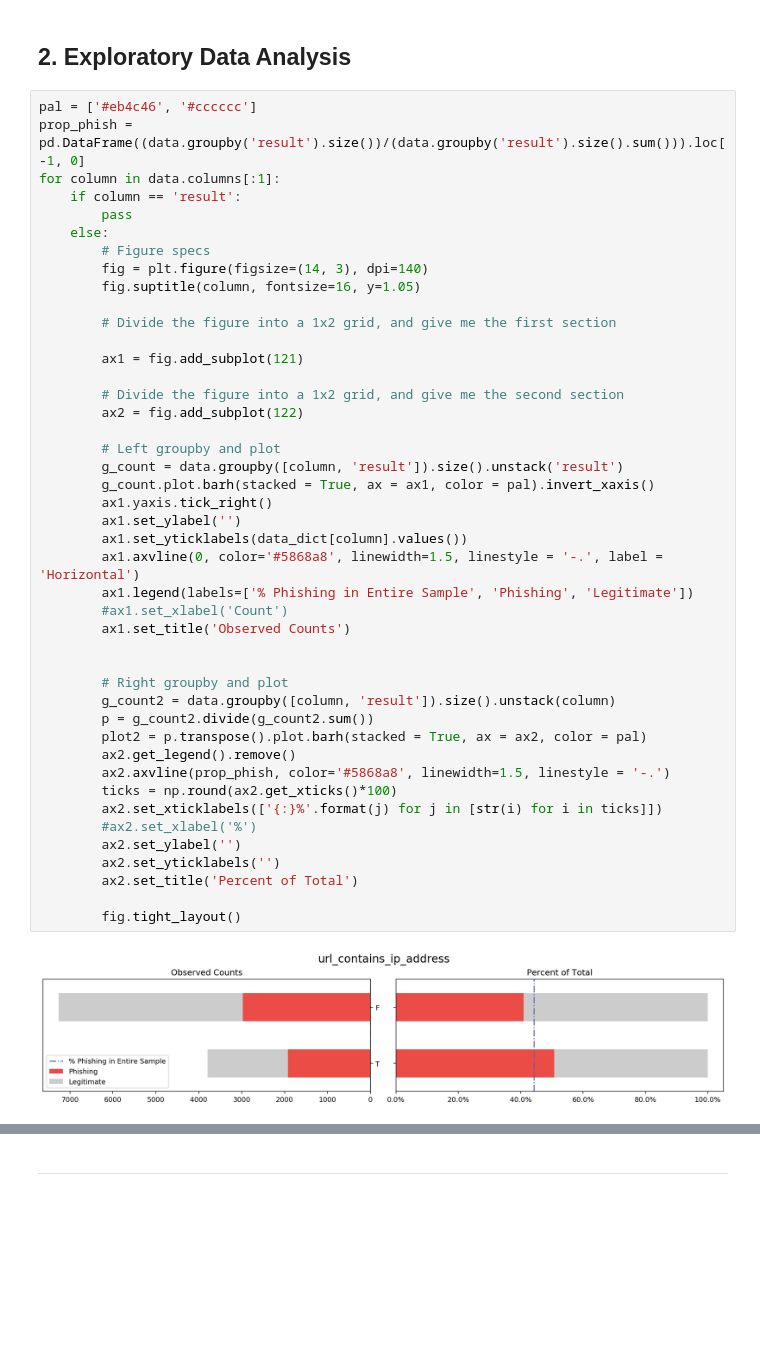
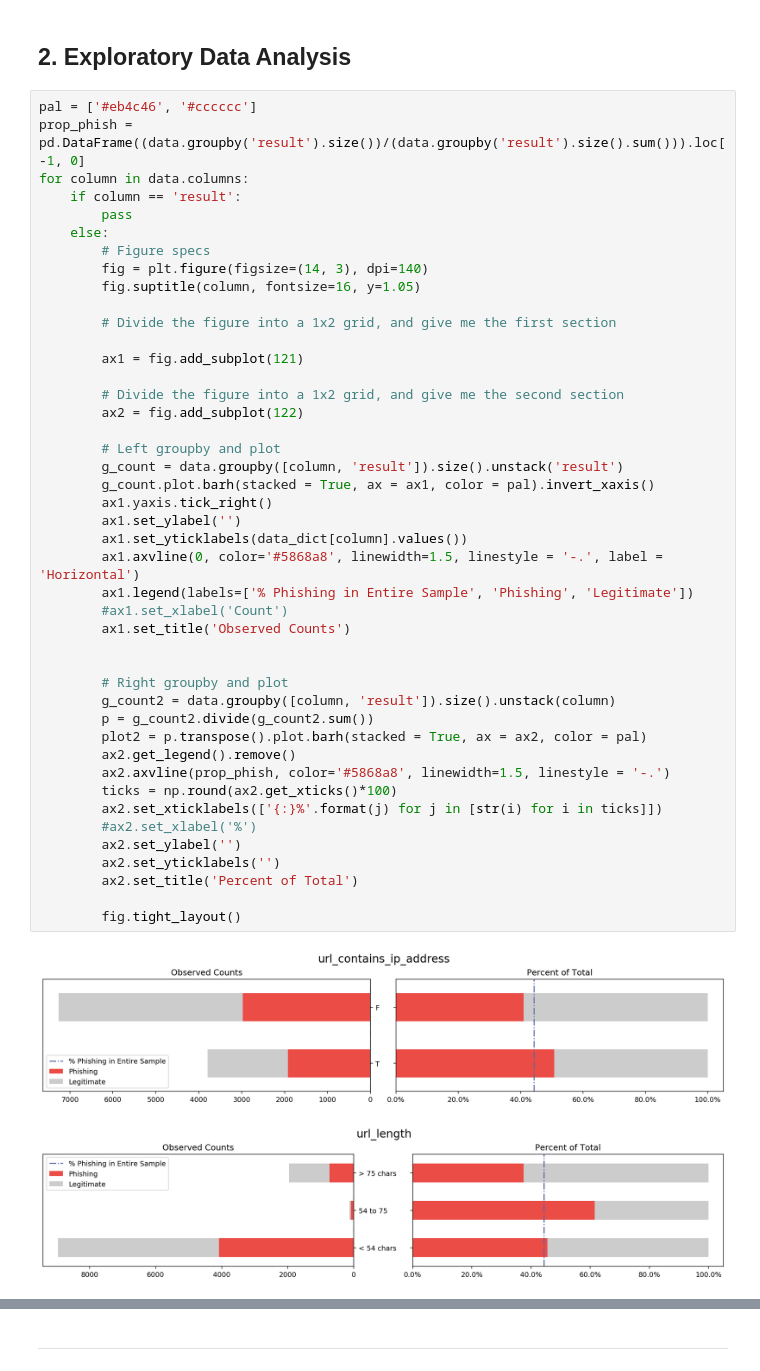
Before and after one commit to monastyrskyy/bootcamp_repo, a Jupyter notebook: Capstone_1_Phishing/Capstone 1.ipynb, the cells around one changed output, grey strips where cells are left out. Saved outputs shown, nothing was run; the diff lists cells and outputs as text; blank space fills up the shorter version.

```diff
--- a/Capstone_1_Phishing/Capstone 1.ipynb
+++ b/Capstone_1_Phishing/Capstone 1.ipynb
@@ -262,7 +262,7 @@ acceptable_ports
 # %%
 pal = ['#eb4c46', '#cccccc']
 prop_phish = pd.DataFrame((data.groupby('result').size())/(data.groupby('result').size().sum())).loc[-1, 0]
-for column in data.columns[:1]:
+for column in data.columns:
     if column == 'result':
         pass
     else:
@@ -278,30 +278,31 @@ for column in data.columns[:1]:
         ax2 = fig.add_subplot(122)
 
         # Left groupby and plot
         g_count = data.groupby([column, 'result']).size().unstack('result')
         g_count.plot.barh(stacked = True, ax = ax1, color = pal).invert_xaxis()
         ax1.yaxis.tick_right()
         ax1.set_ylabel('')
         ax1.set_yticklabels(data_dict[column].values())
         ax1.axvline(0, color='#5868a8', linewidth=1.5, linestyle = '-.', label = 'Horizontal')
         ax1.legend(labels=['% Phishing in Entire Sample', 'Phishing', 'Legitimate'])
         #ax1.set_xlabel('Count')
         ax1.set_title('Observed Counts')
 
 
         # Right groupby and plot
         g_count2 = data.groupby([column, 'result']).size().unstack(column)
         p = g_count2.divide(g_count2.sum())
         plot2 = p.transpose().plot.barh(stacked = True, ax = ax2, color = pal)
         ax2.get_legend().remove()
         ax2.axvline(prop_phish, color='#5868a8', linewidth=1.5, linestyle = '-.')
         ticks = np.round(ax2.get_xticks()*100)
         ax2.set_xticklabels(['{:}%'.format(j) for j in [str(i) for i in ticks]])
         #ax2.set_xlabel('%')
         ax2.set_ylabel('')
         ax2.set_yticklabels('')
         ax2.set_title('Percent of Total')
 
         fig.tight_layout()
 # %% [output]
 [figure]
+[figure, added]
```
Also changed, not shown: parts of 6 cells of this notebook, 1 other file.
